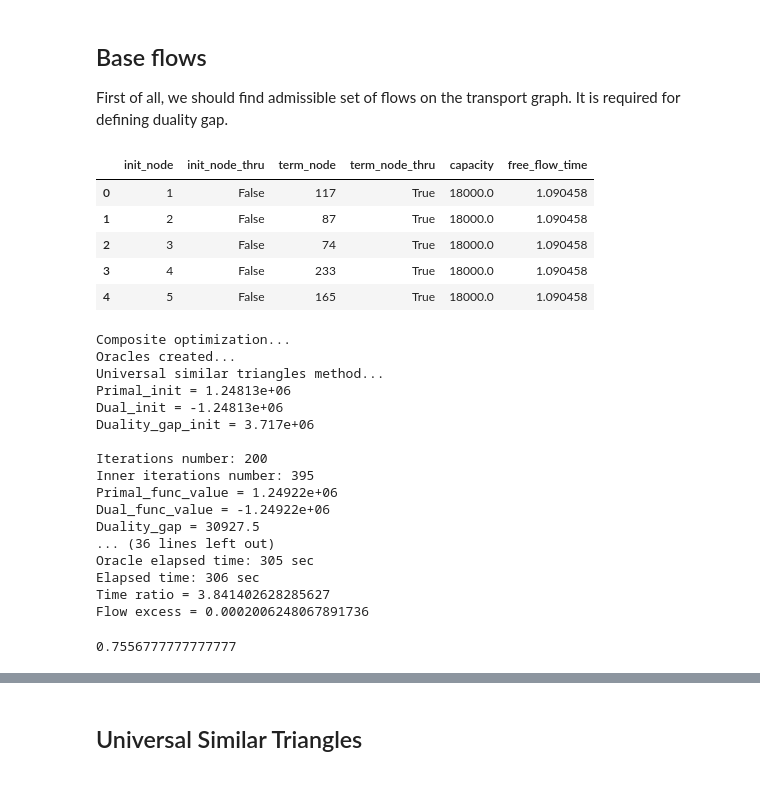
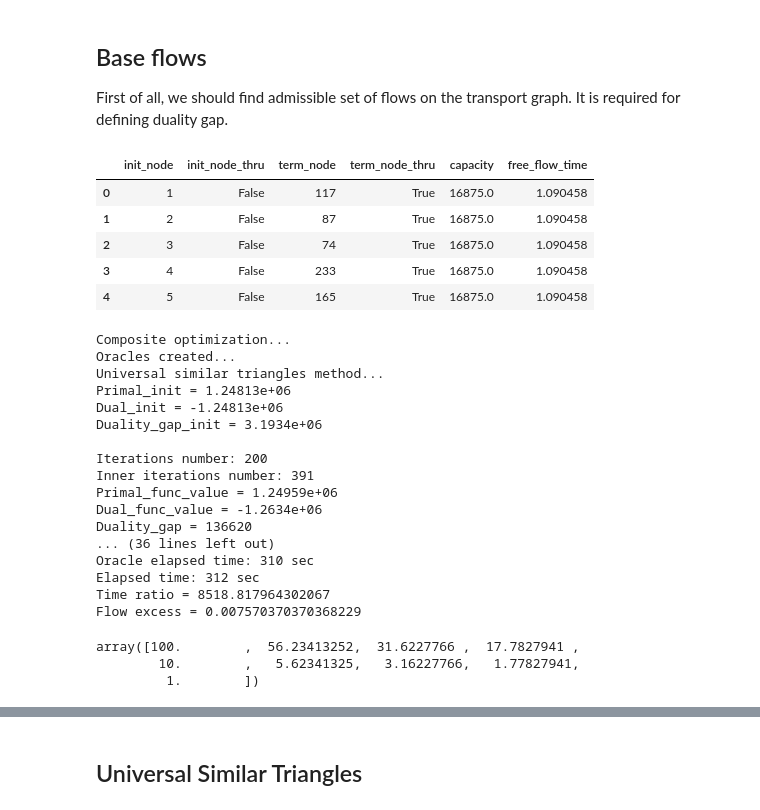
Before and after one commit to MeruzaKub/TransportNet, a Jupyter notebook: Stable Dynamic & Beckman/Anaheim_Stable_Dynamics_Experiments.ipynb, the cells around one changed output, grey strips where cells are left out. Drawn from its saved outputs; the diff is of its cells as text; code cells hidden in the pictures.

```diff
--- a/Stable Dynamic & Beckman/Anaheim_Stable_Dynamics_Experiments.ipynb
+++ b/Stable Dynamic & Beckman/Anaheim_Stable_Dynamics_Experiments.ipynb
@@ -35,19 +35,19 @@ init_capacities = graph_data['graph_table']['capacity'] * 2.5
 ## Base flows
 First of all, we should find admissible set of flows on the transport graph. It is required for defining duality gap.
 # %%
-alpha = 0.8
+alpha = 0.75
 graph_data['graph_table']['capacity'] = init_capacities * alpha
 model = md.Model(graph_data, graph_correspondences,
                  total_od_flow, mu = 0)
 
 graph_data['graph_table'].head()
 # %% [output]
 |  | init_node | init_node_thru | term_node | term_node_thru | capacity | free_flow_time |
-| 0 | 1 | False | 117 | True | 18000.0 | 1.090458 |
-| 1 | 2 | False | 87 | True | 18000.0 | 1.090458 |
-| 2 | 3 | False | 74 | True | 18000.0 | 1.090458 |
-| 3 | 4 | False | 233 | True | 18000.0 | 1.090458 |
-| 4 | 5 | False | 165 | True | 18000.0 | 1.090458 |
+| 0 | 1 | False | 117 | True | 16875.0 | 1.090458 |
+| 1 | 2 | False | 87 | True | 16875.0 | 1.090458 |
+| 2 | 3 | False | 74 | True | 16875.0 | 1.090458 |
+| 3 | 4 | False | 233 | True | 16875.0 | 1.090458 |
+| 4 | 5 | False | 165 | True | 16875.0 | 1.090458 |
 # %%
 assert(model.mu == 0)
 max_iter = 1000
@@ -66,27 +66,23 @@ print('Time ratio =', np.max(result['times'] / graph_data['graph_table']['free_f
 print('Flow excess =', np.max(result['flows'] / graph_data['graph_table']['capacity']) - 1, end = '\n\n')
 
 result['elapsed_time'] = toc - tic
-#with open(sd_save + 'anaheim_result_' + 'ustm' + '_base_flows_max_iter_' + str(max_iter) + '_SD.pickle', 'wb') as f:
-#    pickle.dump(result, f)
+
+base_flows = result['flows']
 # %% [output]
 Composite optimization...
 Oracles created...
 Universal similar triangles method...
 Primal_init = 1.24813e+06
 Dual_init = -1.24813e+06
-Duality_gap_init = 3.717e+06
+Duality_gap_init = 3.1934e+06
 
 Iterations number: 200
-Inner iterations number: 395
-Primal_func_value = 1.24922e+06
-Dual_func_value = -1.24922e+06
-Duality_gap = 30927.5
+Inner iterations number: 391
+Primal_func_value = 1.24959e+06
+Dual_func_value = -1.2634e+06
+Duality_gap = 136620
 ... (36 lines left out)
-Oracle elapsed time: 305 sec
-Elapsed time: 306 sec
-Time ratio = 3.841402628285627
-Flow excess = 0.0002006248067891736
+Oracle elapsed time: 310 sec
+Elapsed time: 312 sec
+Time ratio = 8518.817964302067
+Flow excess = 0.007570370370368229
-# %%
-np.max(result['flows'] / init_capacities)
-# %% [output]
-0.7556777777777777
@@ -92,0 +95,7 @@ np.max(result['flows'] / init_capacities)
+# %%
+epsilons = np.logspace(2,0,9)
+epsilons
+# %% [output]
+array([100.        ,  56.23413252,  31.6227766 ,  17.7827941 ,
+        10.        ,   5.62341325,   3.16227766,   1.77827941,
+         1.        ])
```
Also changed, not shown: parts of 10 cells of this notebook, 14 other files.
